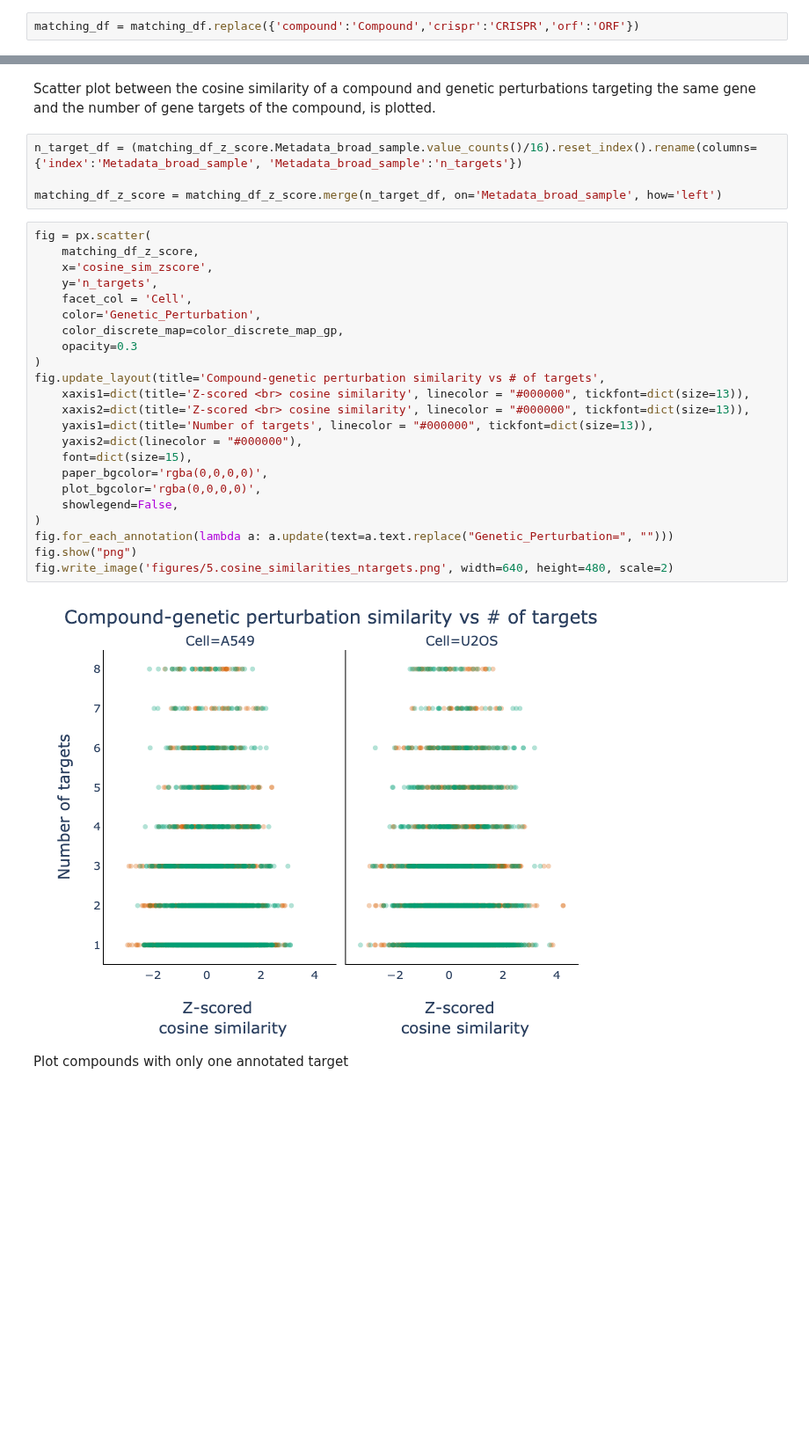
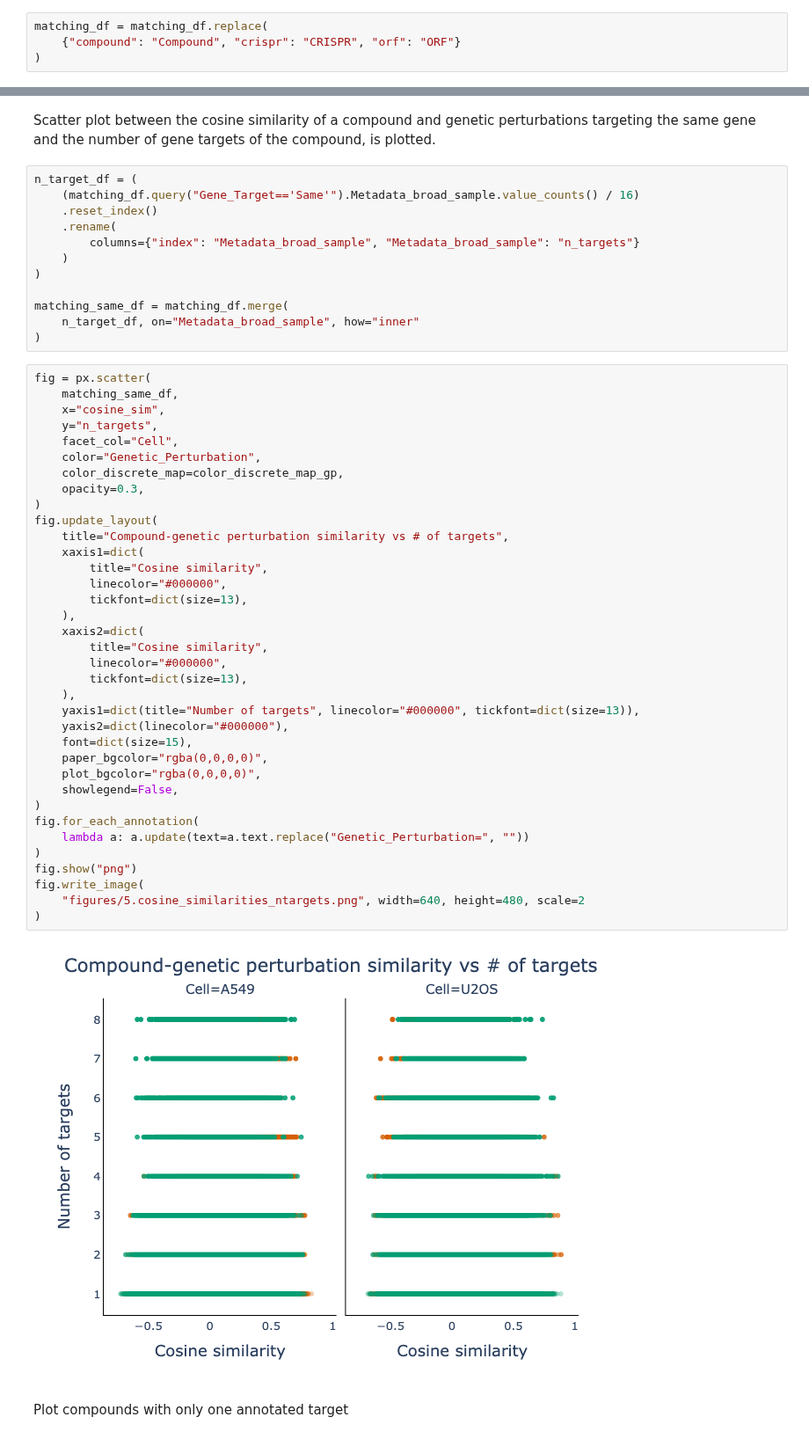
Before and after one commit to jump-cellpainting/2024_Chandrasekaran_NatureMethods, a Jupyter notebook: benchmark/5.visualize-similarities.ipynb, the cells around one changed output, grey strips where cells are left out. Shown at 88% size. Saved outputs shown, nothing was run; the diff lists cells and outputs as text; blank space fills up the shorter version.

```diff
--- a/benchmark/5.visualize-similarities.ipynb
+++ b/benchmark/5.visualize-similarities.ipynb
@@ -155,5 +235,7 @@ Computing compound_U2OS_long-crispr_U2OS_short matching
 Computing compound_U2OS_long-orf_U2OS_short matching
 Computing compound_U2OS_long-orf_U2OS_long matching
 # %%
-matching_df = matching_df.replace({'compound':'Compound','crispr':'CRISPR','orf':'ORF'})
+matching_df = matching_df.replace(
+    {"compound": "Compound", "crispr": "CRISPR", "orf": "ORF"}
+)
 # %%
@@ -253,33 +451,54 @@ print(matching_statistic_df[['Cell', 'Distributions compared', 'statistic', 'pva
 # %% [markdown]
 Scatter plot between the cosine similarity of a compound and genetic perturbations targeting the same gene and the number of gene targets of the compound, is plotted.
 # %%
-n_target_df = (matching_df_z_score.Metadata_broad_sample.value_counts()/16).reset_index().rename(columns={'index':'Metadata_broad_sample', 'Metadata_broad_sample':'n_targets'})
+n_target_df = (
+    (matching_df.query("Gene_Target=='Same'").Metadata_broad_sample.value_counts() / 16)
+    .reset_index()
+    .rename(
+        columns={"index": "Metadata_broad_sample", "Metadata_broad_sample": "n_targets"}
+    )
+)
 
-matching_df_z_score = matching_df_z_score.merge(n_target_df, on='Metadata_broad_sample', how='left')
+matching_same_df = matching_df.merge(
+    n_target_df, on="Metadata_broad_sample", how="inner"
+)
 # %%
 fig = px.scatter(
-    matching_df_z_score,
-    x='cosine_sim_zscore',
-    y='n_targets',
-    facet_col = 'Cell',
-    color='Genetic_Perturbation',
+    matching_same_df,
+    x="cosine_sim",
+    y="n_targets",
+    facet_col="Cell",
+    color="Genetic_Perturbation",
     color_discrete_map=color_discrete_map_gp,
-    opacity=0.3
+    opacity=0.3,
 )
-fig.update_layout(title='Compound-genetic perturbation similarity vs # of targets',
-    xaxis1=dict(title='Z-scored <br> cosine similarity', linecolor = "#000000", tickfont=dict(size=13)),
-    xaxis2=dict(title='Z-scored <br> cosine similarity', linecolor = "#000000", tickfont=dict(size=13)),
-    yaxis1=dict(title='Number of targets', linecolor = "#000000", tickfont=dict(size=13)),
-    yaxis2=dict(linecolor = "#000000"),
+fig.update_layout(
+    title="Compound-genetic perturbation similarity vs # of targets",
+    xaxis1=dict(
+        title="Cosine similarity",
+        linecolor="#000000",
+        tickfont=dict(size=13),
+    ),
+    xaxis2=dict(
+        title="Cosine similarity",
+        linecolor="#000000",
+        tickfont=dict(size=13),
+    ),
+    yaxis1=dict(title="Number of targets", linecolor="#000000", tickfont=dict(size=13)),
+    yaxis2=dict(linecolor="#000000"),
     font=dict(size=15),
-    paper_bgcolor='rgba(0,0,0,0)',
-    plot_bgcolor='rgba(0,0,0,0)',
+    paper_bgcolor="rgba(0,0,0,0)",
+    plot_bgcolor="rgba(0,0,0,0)",
     showlegend=False,
 )
-fig.for_each_annotation(lambda a: a.update(text=a.text.replace("Genetic_Perturbation=", "")))
+fig.for_each_annotation(
+    lambda a: a.update(text=a.text.replace("Genetic_Perturbation=", ""))
+)
 fig.show("png")
-fig.write_image('figures/5.cosine_similarities_ntargets.png', width=640, height=480, scale=2)
+fig.write_image(
+    "figures/5.cosine_similarities_ntargets.png", width=640, height=480, scale=2
+)
 # %% [output]
-[figure, old version]
+[figure, new version]
 # %% [markdown]
 Plot compounds with only one annotated target
```
Also changed, not shown: parts of 28 cells of this notebook, 6 other files.
